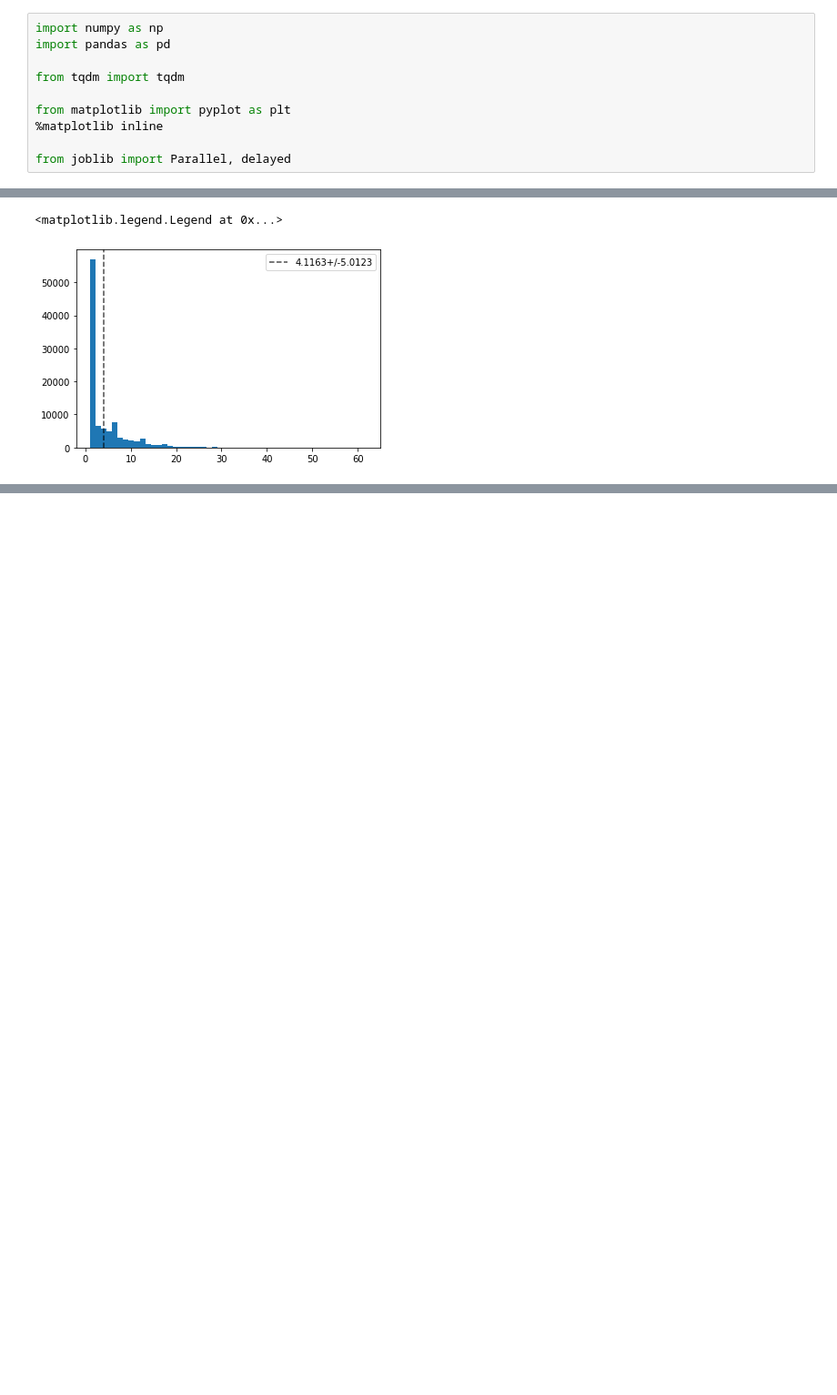
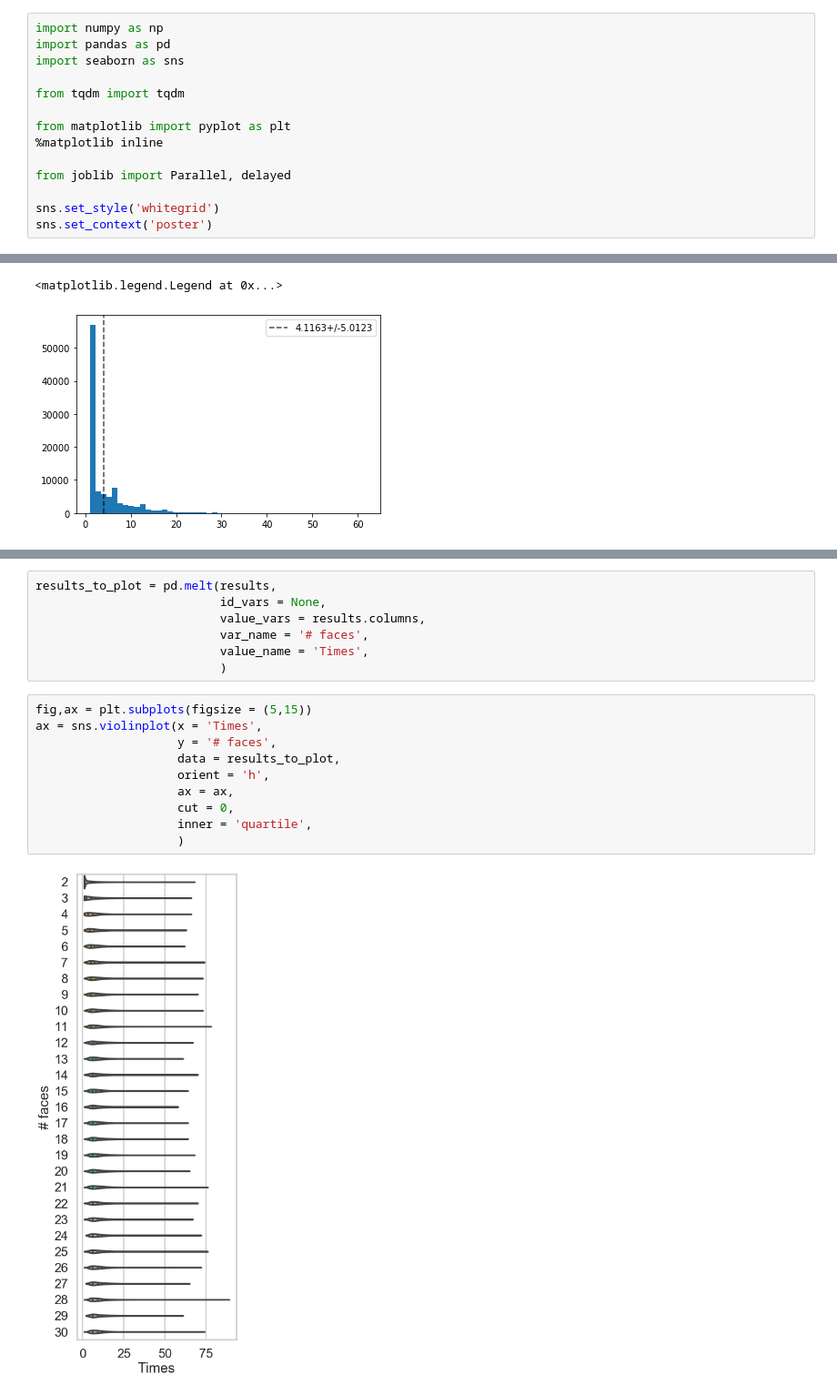
Before and after one commit to nmningmei/intuitive_probability_games, a Jupyter notebook: fivethirtyeight/Riddler Classic 3-30-2020.ipynb, the cells around one changed output, grey strips where cells are left out. Shown at 91% size. Saved outputs shown, nothing was run; the diff lists cells and outputs as text; blank space fills up the shorter version.

```diff
--- a/fivethirtyeight/Riddler Classic 3-30-2020.ipynb
+++ b/fivethirtyeight/Riddler Classic 3-30-2020.ipynb
@@ -11,6 +11,7 @@ Extra credit: Instead of a standard 6-sided die, suppose you have an N-sided die
 # %%
 import numpy as np
 import pandas as pd
+import seaborn as sns
 
 from tqdm import tqdm
 
@@ -18,6 +19,9 @@ from matplotlib import pyplot as plt
 %matplotlib inline
 
 from joblib import Parallel, delayed
+
+sns.set_style('whitegrid')
+sns.set_context('poster')
 # %% [markdown]
 # Define a changable die
 # %%
@@ -169,0 +180,19 @@ results = pd.DataFrame(results)
+# %%
+results_to_plot = pd.melt(results,
+                          id_vars = None,
+                          value_vars = results.columns,
+                          var_name = '# faces',
+                          value_name = 'Times',
+                          )
+# %%
+fig,ax = plt.subplots(figsize = (5,15))
+ax = sns.violinplot(x = 'Times',
+                    y = '# faces',
+                    data = results_to_plot,
+                    orient = 'h',
+                    ax = ax,
+                    cut = 0,
+                    inner = 'quartile',
+                    )
+# %% [output]
+[figure, added]
```
Also changed, not shown: parts of 2 cells of this notebook.
